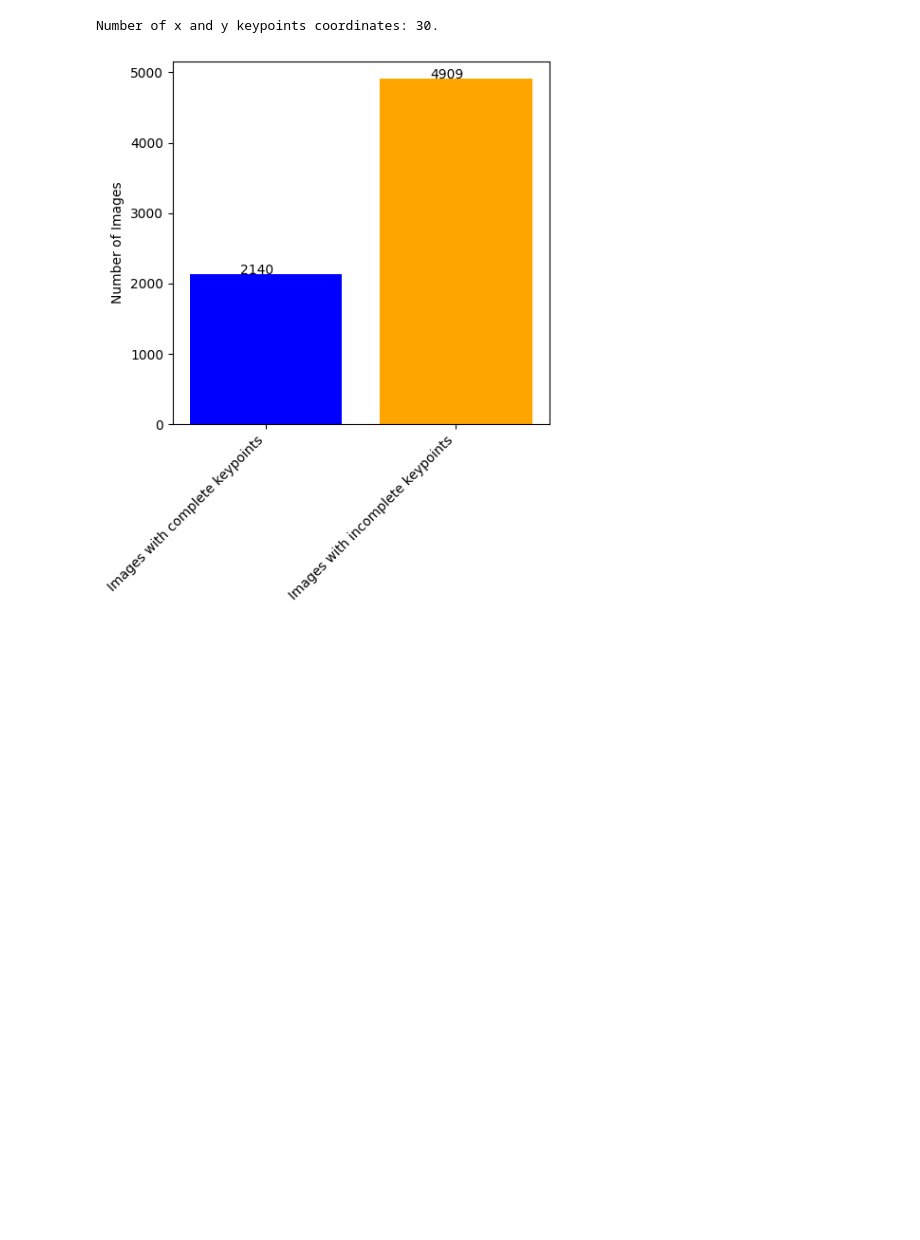
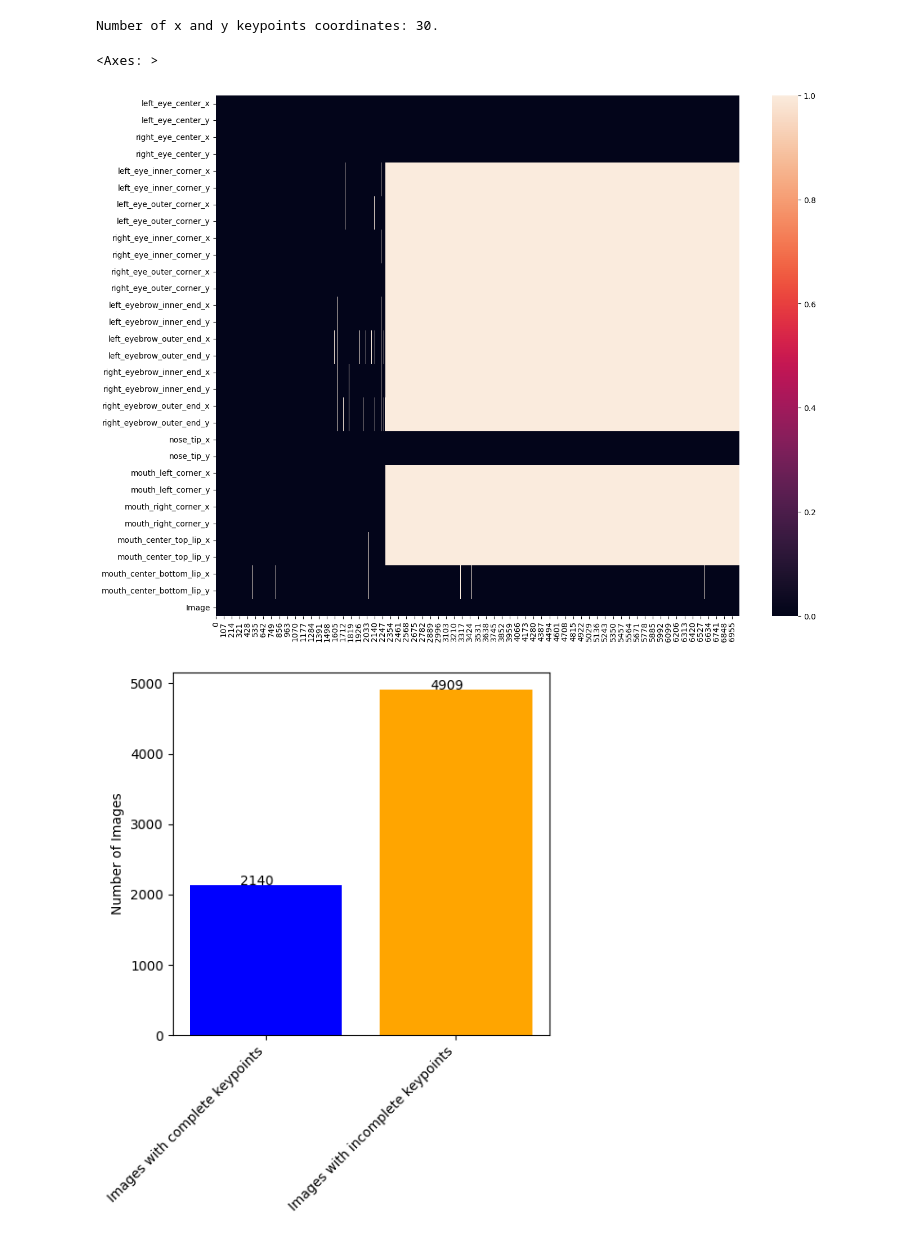
Before and after one commit to janburian/MPV, a Jupyter notebook: facial-keypoints-detection/Facial keypoints detection.ipynb, the cells around one changed output. Cells and saved outputs as stored; diff of their text form; code cells hidden in the pictures; blank space fills up the shorter version.

```diff
--- a/facial-keypoints-detection/Facial keypoints detection.ipynb
+++ b/facial-keypoints-detection/Facial keypoints detection.ipynb
@@ -186,7 +195,10 @@ print(f"Number of x and y keypoints coordinates: {len(keypoint_count_dictionary)
 Number of x and y keypoints coordinates: 30.
 # %%
 plt.subplots(figsize=(15,12))
-sns.heatmap(train_data.isna().T)
+sns.heatmap(train_csv.isna().T)
+# %% [output]
+<Axes: >
+[figure, added]
 # %%
 def get_num_images_complete_keypoints():
     image_counter = 0
```
Also changed, not shown: parts of 28 cells of this notebook.
